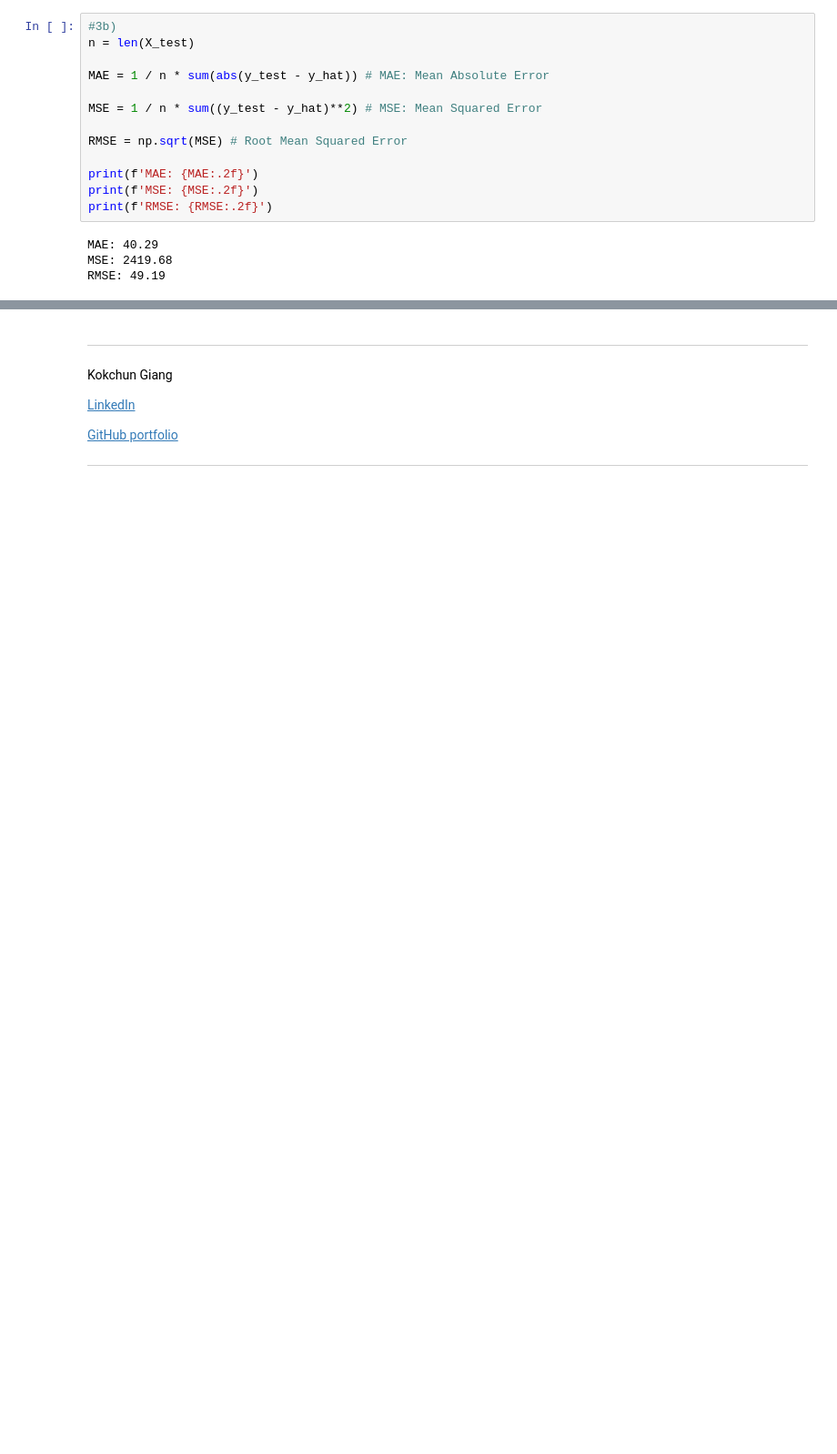
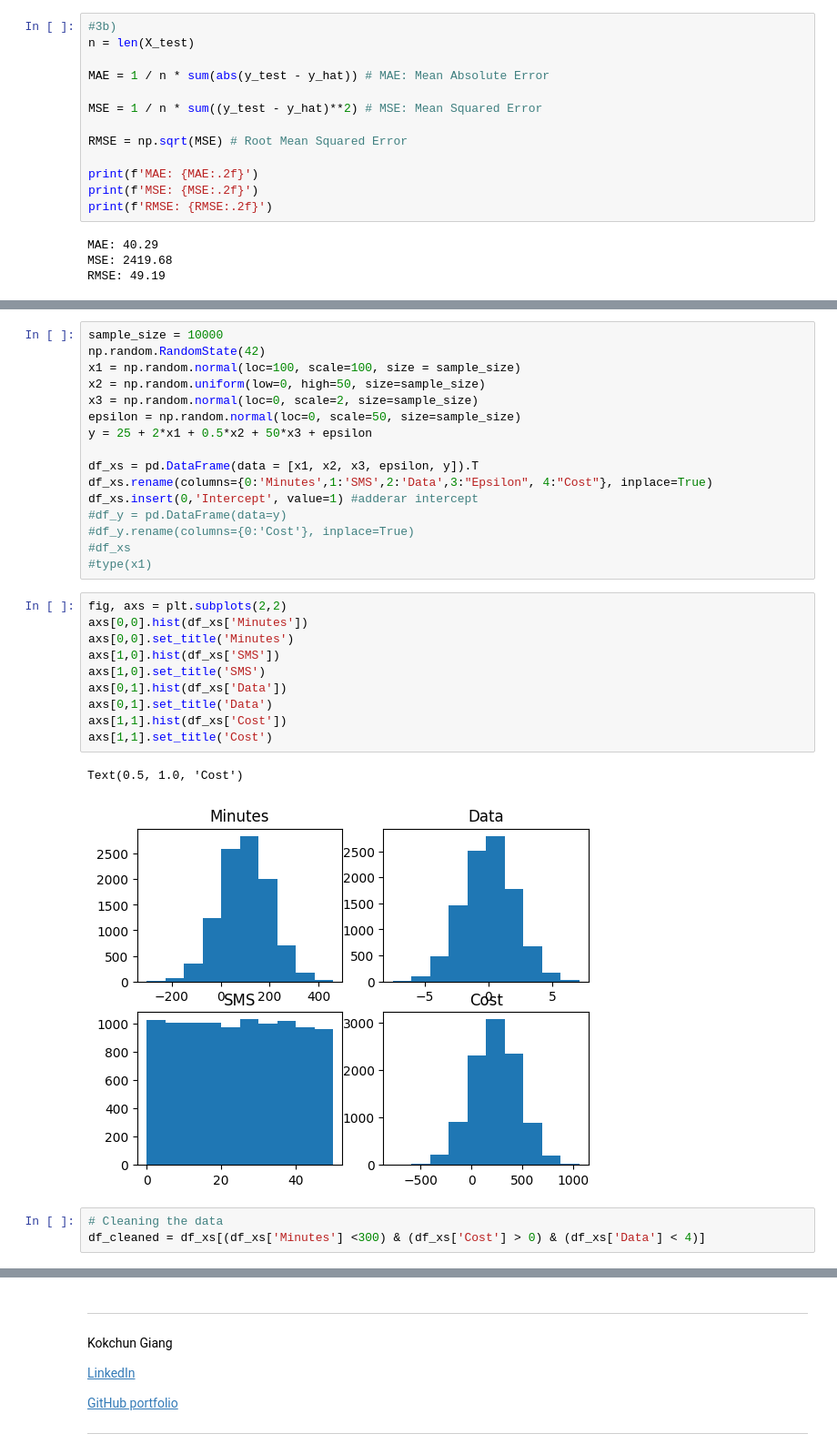
Before and after one commit to dancla240/Machine_Learning_Daniel_Claesson, a Jupyter notebook: Exercises/E00_linear_regression.ipynb, the cells around one changed output, grey strips where cells are left out. Shown at 91% size. Cells and saved outputs as stored; diff of their text form; blank space fills up the shorter version.

```diff
--- a/Exercises/E00_linear_regression.ipynb
+++ b/Exercises/E00_linear_regression.ipynb
@@ -385,3 +411,35 @@ d)
 </details>
 
 ---
+# %%
+sample_size = 10000
+np.random.RandomState(42)
+x1 = np.random.normal(loc=100, scale=100, size = sample_size)
+x2 = np.random.uniform(low=0, high=50, size=sample_size)
+x3 = np.random.normal(loc=0, scale=2, size=sample_size)
+epsilon = np.random.normal(loc=0, scale=50, size=sample_size)
+y = 25 + 2*x1 + 0.5*x2 + 50*x3 + epsilon
+
+df_xs = pd.DataFrame(data = [x1, x2, x3, epsilon, y]).T
+df_xs.rename(columns={0:'Minutes',1:'SMS',2:'Data',3:"Epsilon", 4:"Cost"}, inplace=True)
+df_xs.insert(0,'Intercept', value=1) #adderar intercept
+#df_y = pd.DataFrame(data=y)
+#df_y.rename(columns={0:'Cost'}, inplace=True)
+#df_xs
+#type(x1)
+# %%
+fig, axs = plt.subplots(2,2)
+axs[0,0].hist(df_xs['Minutes'])
+axs[0,0].set_title('Minutes')
+axs[1,0].hist(df_xs['SMS'])
+axs[1,0].set_title('SMS')
+axs[0,1].hist(df_xs['Data'])
+axs[0,1].set_title('Data')
+axs[1,1].hist(df_xs['Cost'])
+axs[1,1].set_title('Cost')
+# %% [output]
+Text(0.5, 1.0, 'Cost')
+[figure, added]
+# %%
+# Cleaning the data
+df_cleaned = df_xs[(df_xs['Minutes'] <300) & (df_xs['Cost'] > 0) & (df_xs['Data'] < 4)]
```
Also changed, not shown: parts of 11 cells of this notebook.
